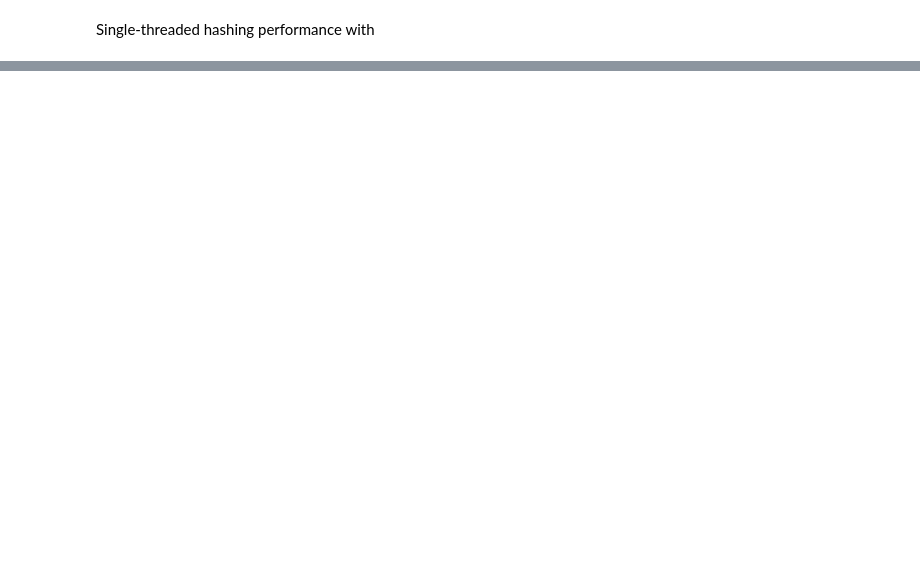
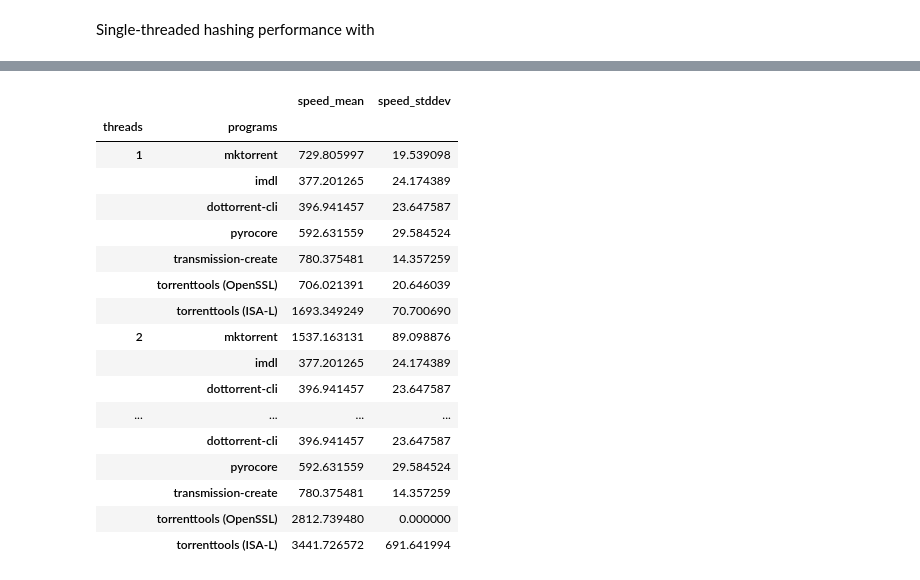
Before and after one commit to fbdtemme/torrenttools, a Jupyter notebook: benchmark/benchmark.ipynb, the cells around one changed output, grey strips where cells are left out. Saved outputs shown, nothing was run; the diff lists cells and outputs as text; code cells hidden in the pictures; blank space fills up the shorter version.

```diff
--- a/benchmark/benchmark.ipynb
+++ b/benchmark/benchmark.ipynb
@@ -94,0 +218,10 @@ Text(0.5, 1.0, 'Performance')
+# %%
+benchmark_data = {
+    "mktorrent": mktorrent_data,
+    "imdl": imdl_data,
+    "dottorrent-cli": dottorrent_cli_data,
+    "pyrocore": pyrocore_data,
+    "transmission-create": transmission_create_data,
+    "torrenttools (OpenSSL)": torrenttools_openssl_data,
+    "torrenttools (ISA-L)": torrenttools_isal_data
+}
@@ -94,0 +246,21 @@ Text(0.5, 1.0, 'Performance')
+# %%
+df
+# %% [output]
+|  |  | speed_mean | speed_stddev |
+| threads | programs |  |  |
+| 1 | mktorrent | 729.805997 | 19.539098 |
+|  | imdl | 377.201265 | 24.174389 |
+|  | dottorrent-cli | 396.941457 | 23.647587 |
+|  | pyrocore | 592.631559 | 29.584524 |
+|  | transmission-create | 780.375481 | 14.357259 |
+|  | torrenttools (OpenSSL) | 706.021391 | 20.646039 |
+|  | torrenttools (ISA-L) | 1693.349249 | 70.700690 |
+| 2 | mktorrent | 1537.163131 | 89.098876 |
+|  | imdl | 377.201265 | 24.174389 |
+|  | dottorrent-cli | 396.941457 | 23.647587 |
+| ... | ... | ... | ... |
+|  | dottorrent-cli | 396.941457 | 23.647587 |
+|  | pyrocore | 592.631559 | 29.584524 |
+|  | transmission-create | 780.375481 | 14.357259 |
+|  | torrenttools (OpenSSL) | 2812.739480 | 0.000000 |
+|  | torrenttools (ISA-L) | 3441.726572 | 691.641994 |
```
Also changed, not shown: parts of 36 cells of this notebook, 5 other files.
